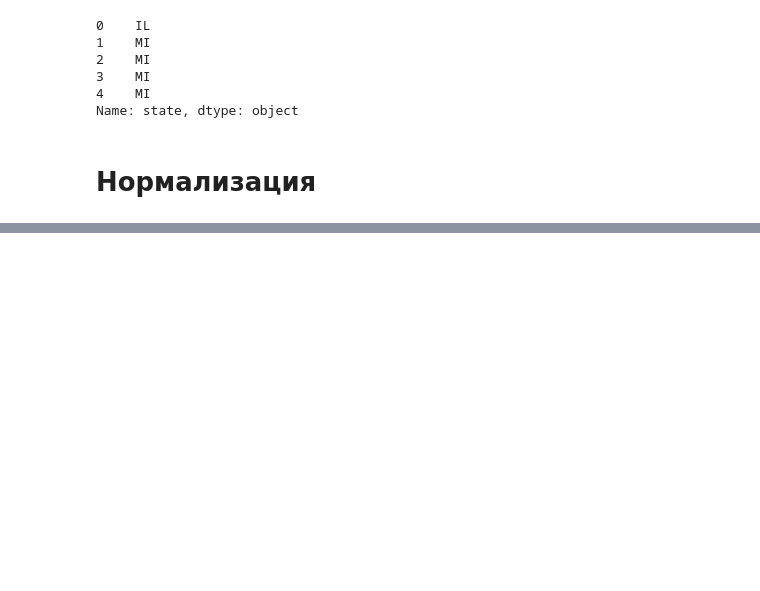
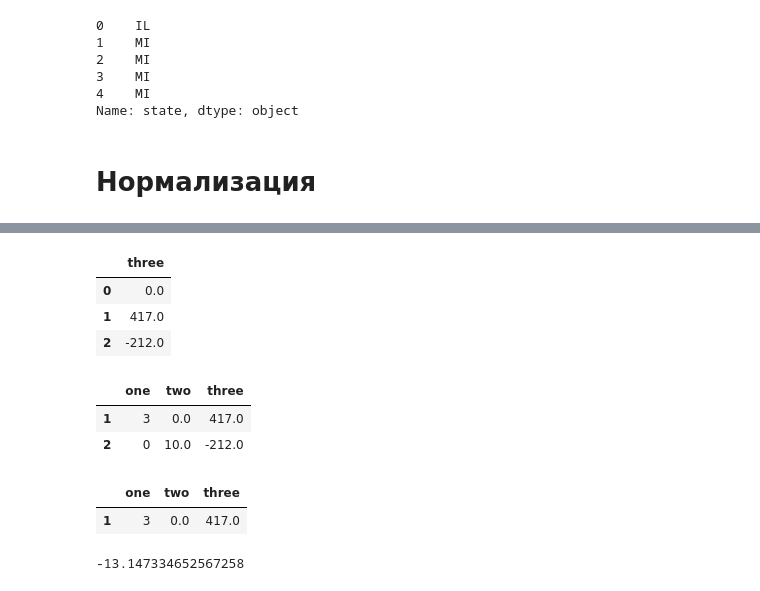
Before and after one commit to L1chik/SkillFactory, a Jupyter notebook: module_3/ML-2.ipynb, the cells around one changed output, grey strips where cells are left out. Saved outputs shown, nothing was run; the diff lists cells and outputs as text; code cells hidden in the pictures; blank space fills up the shorter version.

```diff
--- a/module_3/ML-2.ipynb
+++ b/module_3/ML-2.ipynb
@@ -127,0 +152,24 @@ array([[-0.26726124,  1.        ,         nan],
+# %%
+test_data.drop(['one', 'two'], axis=1)
+# %% [output]
+|  | three |
+| 0 | 0.0 |
+| 1 | 417.0 |
+| 2 | -212.0 |
+# %%
+test_data.drop(0, axis=0)
+# %% [output]
+|  | one | two | three |
+| 1 | 3 | 0.0 | 417.0 |
+| 2 | 0 | 10.0 | -212.0 |
+# %%
+test_data.drop([0, 2], axis=0)
+# %% [output]
+|  | one | two | three |
+| 1 | 3 | 0.0 | 417.0 |
+# %%
+new_data = vis_data['balance_due'].to_numpy()
+new_data = np.reshape(new_data, (-1, 1))
+scaler.fit_transform(new_data).min()
+# %% [output]
+-13.147334652567258
```
Also changed, not shown: parts of 6 cells of this notebook, 1 other file.
